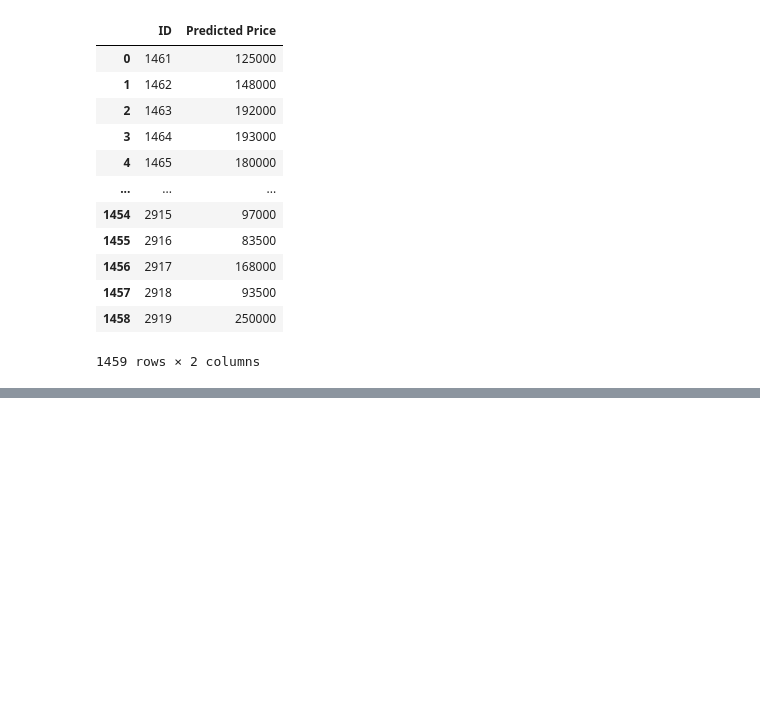
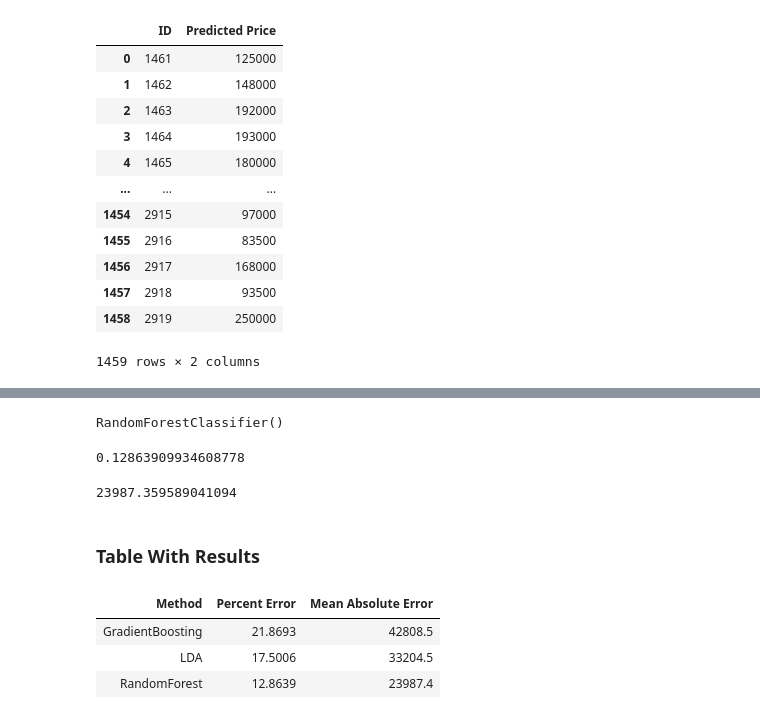
Before and after one commit to thomastran02/UTA-DataScience_Kaggle_Project, a Jupyter notebook: Code/House Prices - Advanced Regression Techniques.ipynb, the cells around one changed output, grey strips where cells are left out. Cells and saved outputs as stored; diff of their text form; code cells hidden in the pictures; blank space fills up the shorter version.

Commit message:
Updated Code and results

```diff
--- a/Code/House Prices - Advanced Regression Techniques.ipynb
+++ b/Code/House Prices - Advanced Regression Techniques.ipynb
@@ -747,0 +841,29 @@ for i in range(len(df_test2['Id'])):
+# %%
+accuracy2 = RandomForestClassifier()
+accuracy2.fit(X_train2,y_train2)
+# %% [output]
+RandomForestClassifier()
+# %%
+prediction_acc2 = accuracy2.predict(X_test2)
+# %%
+error2 = mean_absolute_percentage_error(y_test2,prediction_acc2)
+# %%
+err2 = mean_absolute_error(y_test2,prediction_acc2)
+# %%
+error2
+# %% [output]
+0.12863909934608778
+# %%
+err2
+# %% [output]
+23987.359589041094
+# %% [markdown]
+### Table With Results
+# %%
+table = [['GradientBoosting',error*100,err],['LDA',error1*100,err1],['RandomForest',error2*100,err2]]
+display(HTML(tabulate.tabulate(table,tablefmt='html',headers=['Method','Percent Error','Mean Absolute Error'])))
+# %% [output]
+| Method | Percent Error | Mean Absolute Error |
+| GradientBoosting | 21.8693 | 42808.5 |
+| LDA | 17.5006 | 33204.5 |
+| RandomForest | 12.8639 | 23987.4 |
```
Also changed, not shown: parts of 28 cells of this notebook, 8 other files.
